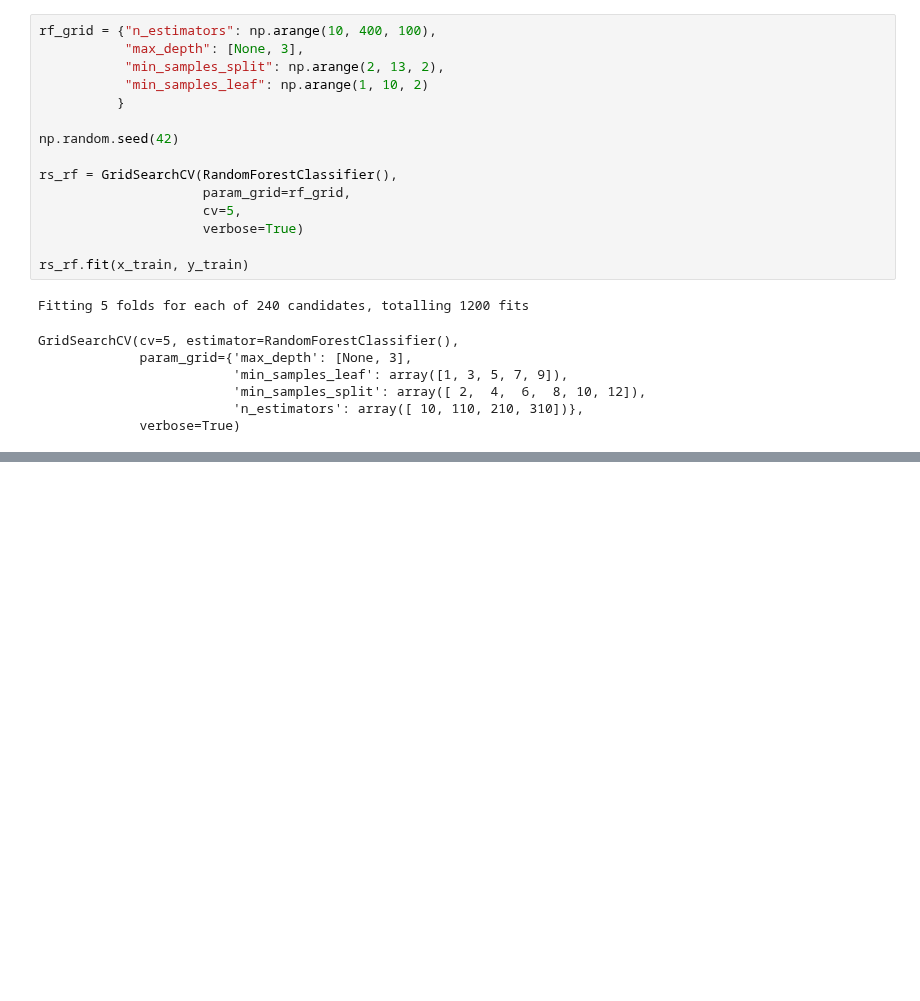
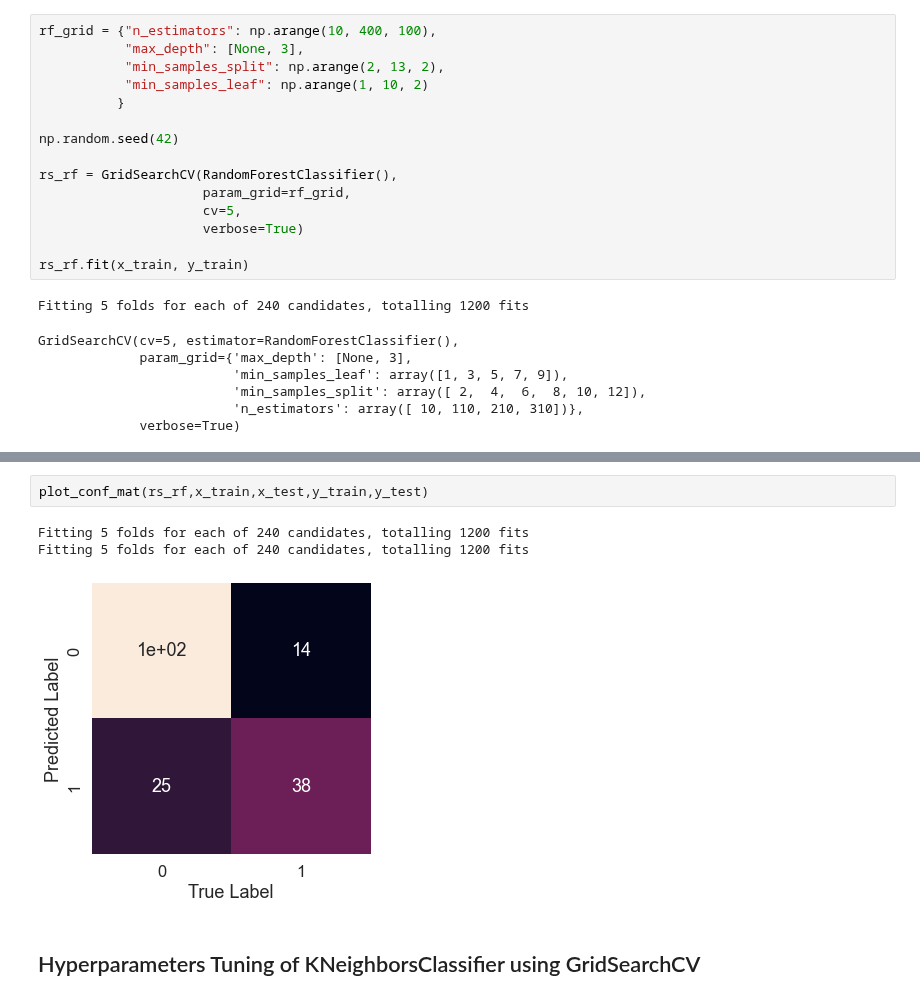
Before and after one commit to shamimsikder/ML-Exercises, a Jupyter notebook: Exercise Project/Titanic Project.ipynb, the cells around one changed output, grey strips where cells are left out. Saved outputs shown, nothing was run; the diff lists cells and outputs as text; blank space fills up the shorter version.

Commit message:
GridSearchCV Evaluation of KNN and RFC

```diff
--- a/Exercise Project/Titanic Project.ipynb
+++ b/Exercise Project/Titanic Project.ipynb
@@ -528,0 +527,8 @@ KNN.score(x_test, y_test)
+# %%
+plot_conf_mat(rs_rf,x_train,x_test,y_train,y_test)
+# %% [output]
+Fitting 5 folds for each of 240 candidates, totalling 1200 fits
+Fitting 5 folds for each of 240 candidates, totalling 1200 fits
+[figure, added]
+# %% [markdown]
+## Hyperparameters Tuning of KNeighborsClassifier using GridSearchCV
```
Also changed, not shown: parts of 38 cells of this notebook.
